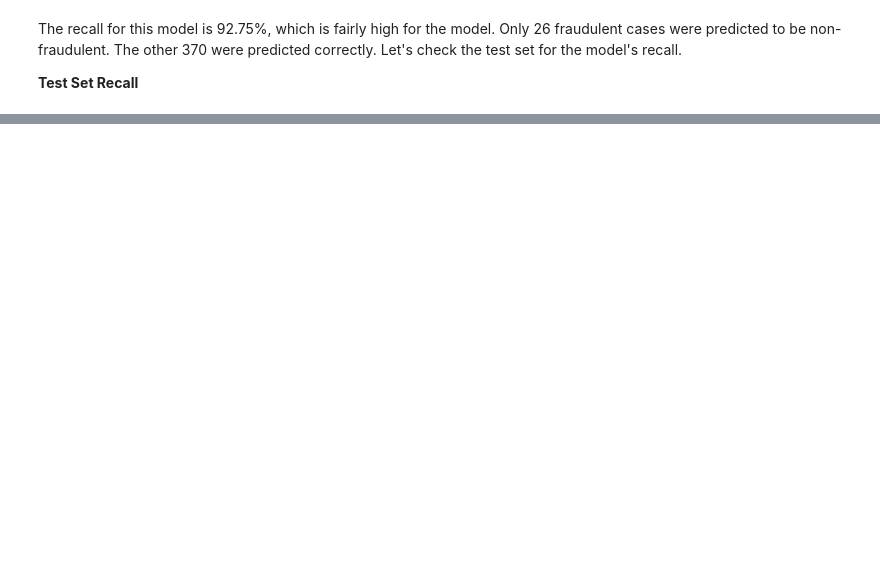
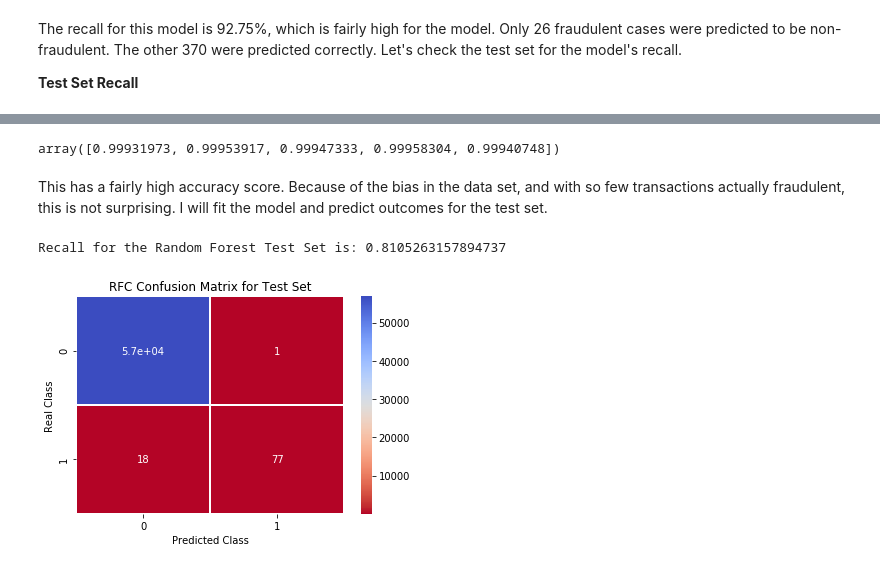
Before and after one commit to ephs08kmp/Thinkful_Challenges, a Jupyter notebook: 3.6.1 Credit Card Fraud Challenge.ipynb, the cells around one changed output, grey strips where cells are left out. Cells and saved outputs as stored; diff of their text form; code cells hidden in the pictures; blank space fills up the shorter version.

```diff
--- a/3.6.1 Credit Card Fraud Challenge.ipynb
+++ b/3.6.1 Credit Card Fraud Challenge.ipynb
@@ -232,0 +271,32 @@ plt.show()
+# %%
+from sklearn.ensemble import RandomForestClassifier
+
+rfc = RandomForestClassifier()
+cross_val_score(rfc, X_train, y_train, cv=5)
+# %% [output]
+array([0.99931973, 0.99953917, 0.99947333, 0.99958304, 0.99940748])
+# %% [markdown]
+This has a fairly high accuracy score.  Because of the bias in the data set, and with so few transactions actually fraudulent, this is not surprising.  I will fit the model and predict outcomes for the test set.
+# %%
+#fitting model
+rfc.fit(X_train, y_train)
+#predicting based on test set
+y_test_rfc_pred = rfc.predict(X_test)
+#building confusion matrix
+conf_matrix_test_rfc = confusion_matrix(y_test, y_test_rfc_pred)
+#calculating recall from confusion matrix
+recall_test_rfc = conf_matrix_test_rfc[1,1]/(conf_matrix_test_rfc[1,1]+conf_matrix_test_rfc[1,0])
+print('Recall for the Random Forest Test Set is: {}'.format(recall_test_rfc))
+
+#creating heatmap of confusion matrix
+sns.heatmap(conf_matrix_test_rfc,
+           cmap='coolwarm_r',
+           annot=True,
+           linewidths=0.5)
+plt.title('RFC Confusion Matrix for Test Set')
+plt.xlabel('Predicted Class')
+plt.ylabel('Real Class')
+plt.show()
+# %% [output]
+Recall for the Random Forest Test Set is: 0.8105263157894737
+[figure, added]
```
Also changed, not shown: parts of 17 cells of this notebook.
